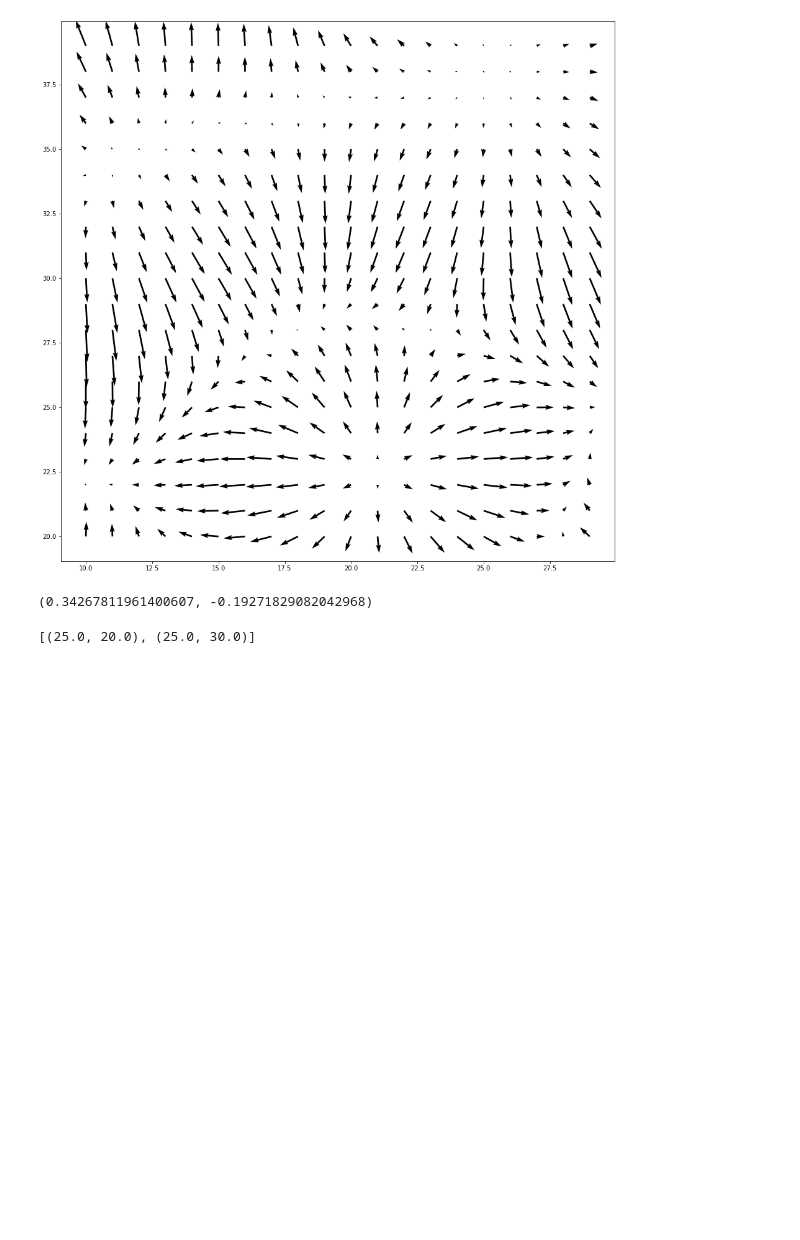
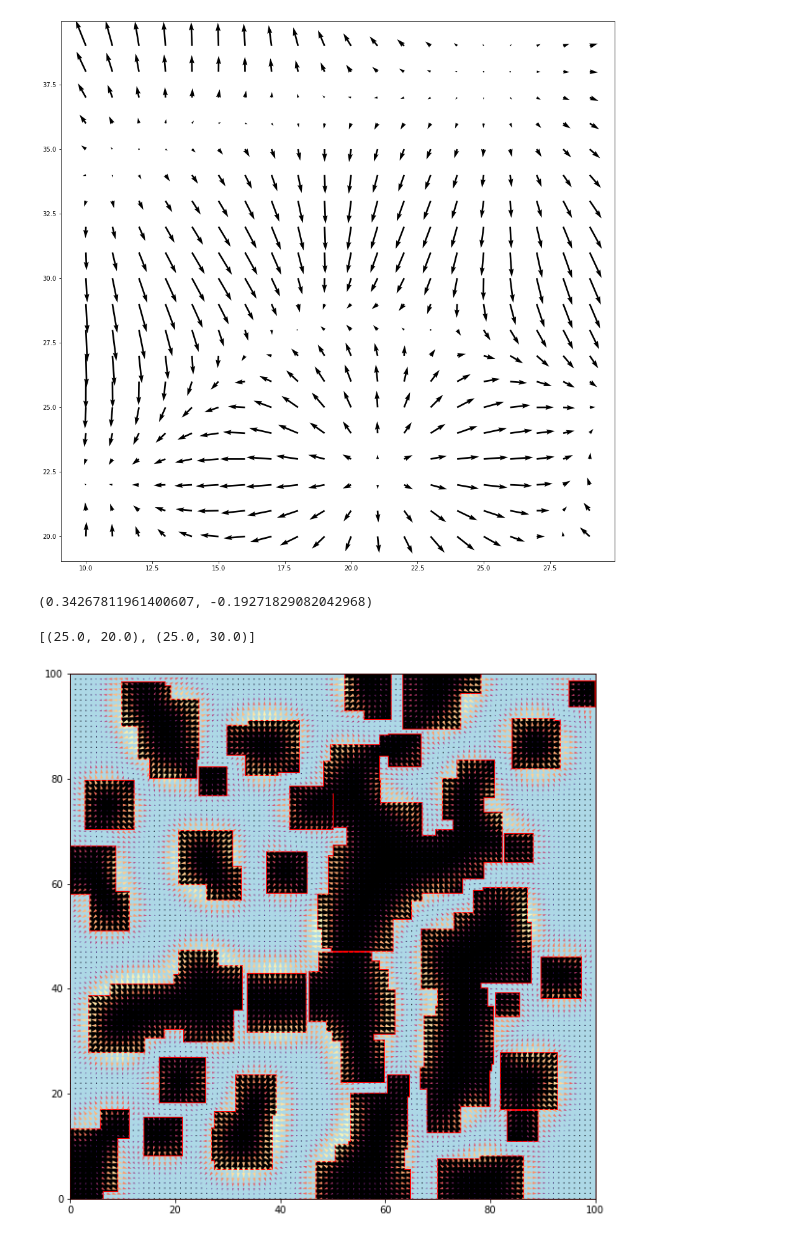
Before and after one commit to ishanchadha01/7649-project, a Jupyter notebook: dev.ipynb, the cells around one changed output. Cells and saved outputs as stored; diff of their text form; code cells hidden in the pictures; blank space fills up the shorter version.

```diff
--- a/dev.ipynb
+++ b/dev.ipynb
@@ -181,8 +181,13 @@ blurred_mask = np.array(gaussian_filter(blurred_mask*5, sigma=3), dtype=float)
 
 # take the gradient of the blurred mask
 dy,dx = np.gradient(blurred_mask)
-plot_potential_field((dx,dy),figsize=(16,16))
-plot_potential_field((dx,dy),figsize=(16,16),center=(20,30),lim=10)
+
+field = np.zeros((*w.dims, len(w.dims)))
+field[:,:,0] = dx
+field[:,:,1] = dy
+
+plot_potential_field(field,figsize=(16,16))
+plot_potential_field(field,figsize=(16,16),center=(20,30),lim=10)
 # %% [output]
 [figure]
 [figure]
@@ -197,3 +202,9 @@ dx[coord],dy[coord]
 list(LineString([(25,20),(25,30)]).coords)
 # %% [output]
 [(25.0, 20.0), (25.0, 30.0)]
+# %%
+fig,ax = plot_world(w)
+plot_potential_field(field,fig_ax=(fig,ax))
+plt.show()
+# %% [output]
+[figure, added]
```
Also changed, not shown: 4 other files.
